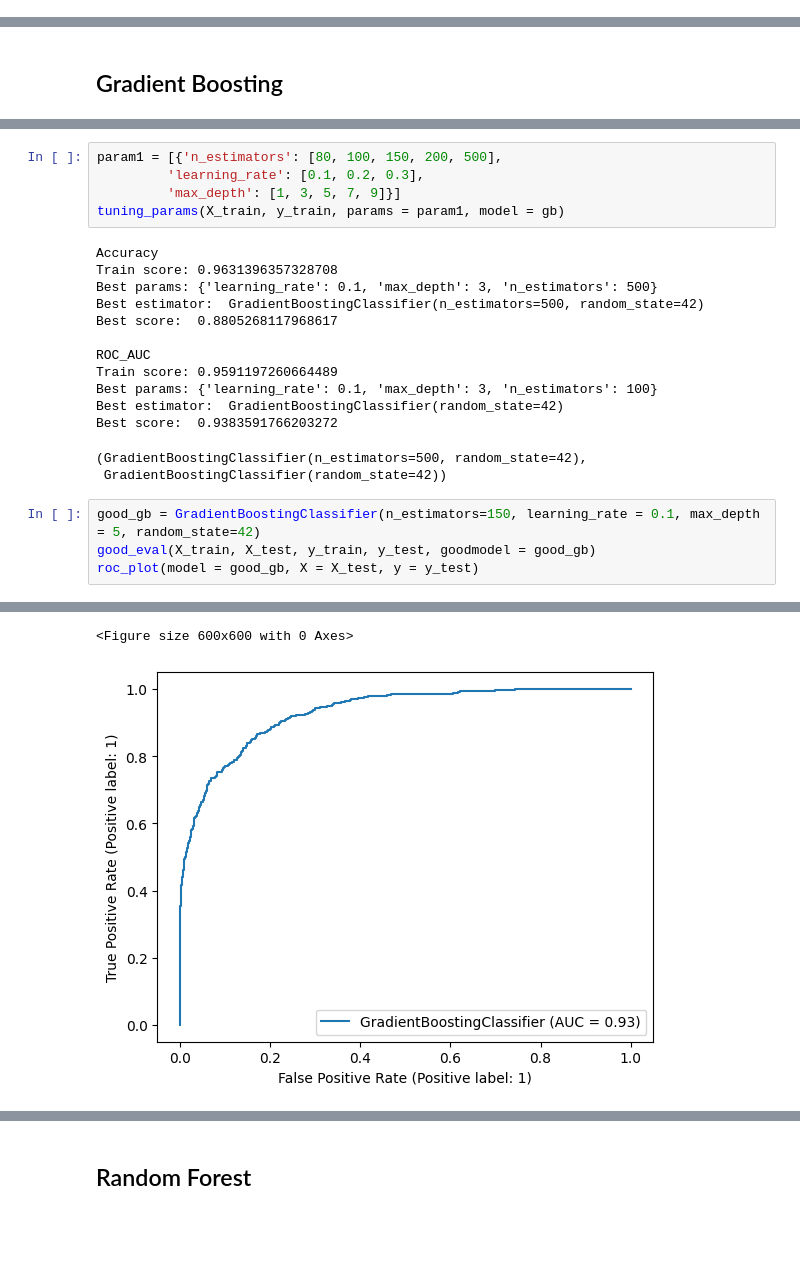
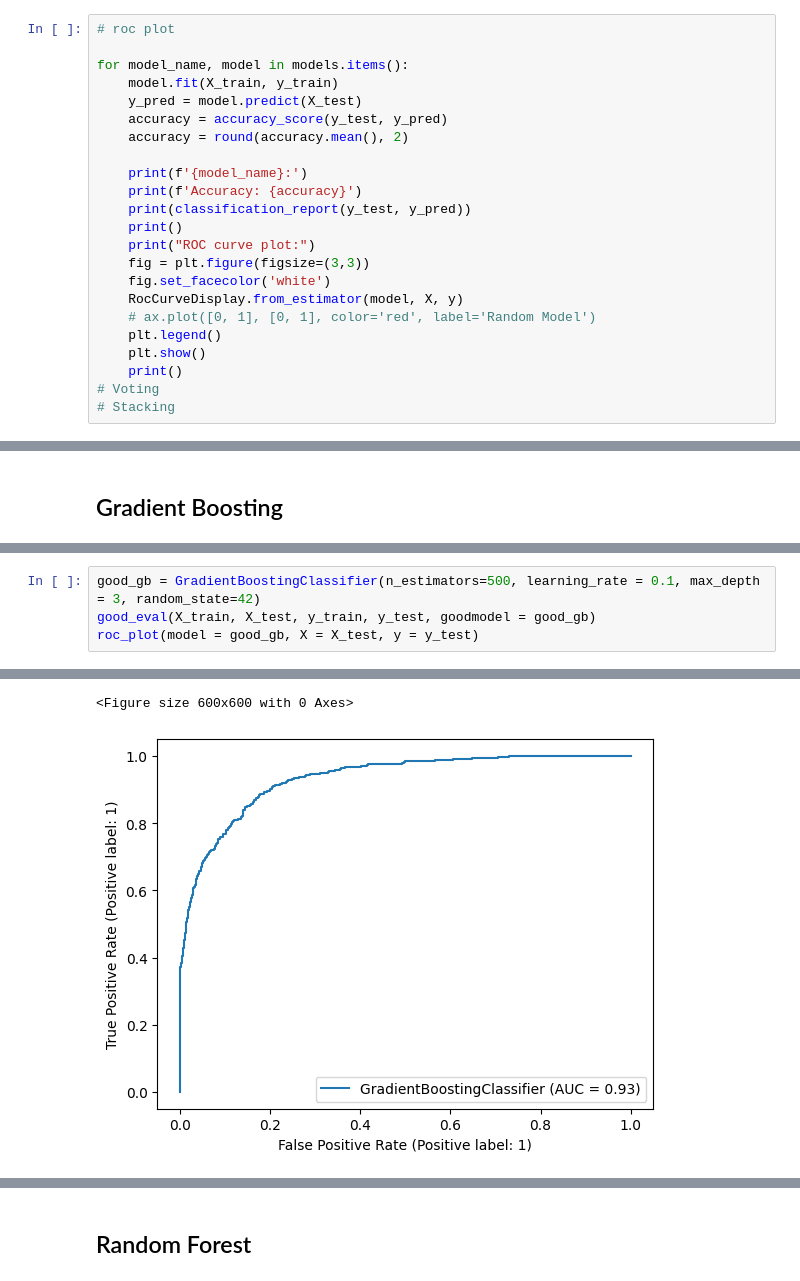
Before and after one commit to minkimNV/SmallProjects, a Jupyter notebook: PredictChurn/Modeling.ipynb, the cells around one changed output, grey strips where cells are left out. Drawn from its saved outputs; the diff is of its cells as text; blank space fills up the shorter version.

```diff
--- a/PredictChurn/Modeling.ipynb
+++ b/PredictChurn/Modeling.ipynb
@@ -164,0 +130,23 @@ weighted avg       0.87      0.87      0.87      1977
+# %%
+# roc plot
+
+for model_name, model in models.items():
+    model.fit(X_train, y_train)
+    y_pred = model.predict(X_test)
+    accuracy = accuracy_score(y_test, y_pred)
+    accuracy = round(accuracy.mean(), 2)
+
+    print(f'{model_name}:')
+    print(f'Accuracy: {accuracy}')
+    print(classification_report(y_test, y_pred))
+    print()
+    print("ROC curve plot:")
+    fig = plt.figure(figsize=(3,3))
+    fig.set_facecolor('white')
+    RocCurveDisplay.from_estimator(model, X, y)
+    # ax.plot([0, 1], [0, 1], color='red', label='Random Model')
+    plt.legend()
+    plt.show()
+    print()
+# Voting
+# Stacking
@@ -398,24 +601,5 @@ Testing roc_auc score  0.862
-# %%
-param1 = [{'n_estimators': [80, 100, 150, 200, 500],
-         'learning_rate': [0.1, 0.2, 0.3],
-         'max_depth': [1, 3, 5, 7, 9]}]
-tuning_params(X_train, y_train, params = param1, model = gb)
-# %% [output]
-Accuracy
-Train score: 0.9631396357328708
-Best params: {'learning_rate': 0.1, 'max_depth': 3, 'n_estimators': 500}
-Best estimator:  GradientBoostingClassifier(n_estimators=500, random_state=42)
-Best score:  0.8805268117968617
-
-ROC_AUC
-Train score: 0.9591197260664489
-Best params: {'learning_rate': 0.1, 'max_depth': 3, 'n_estimators': 100}
-Best estimator:  GradientBoostingClassifier(random_state=42)
-Best score:  0.9383591766203272
-(GradientBoostingClassifier(n_estimators=500, random_state=42),
- GradientBoostingClassifier(random_state=42))
 # %%
-good_gb = GradientBoostingClassifier(n_estimators=150, learning_rate = 0.1, max_depth = 5, random_state=42)
+good_gb = GradientBoostingClassifier(n_estimators=500, learning_rate = 0.1, max_depth = 3, random_state=42)
 good_eval(X_train, X_test, y_train, y_test, goodmodel = good_gb)
 roc_plot(model = good_gb, X = X_test, y = y_test)
 # %% [output]
@@ -441,4 +625,4 @@ Confusion matrix (Rows actual, Columns predicted):
 ROC curve plot:
 <Figure size 600x600 with 0 Axes>
-[figure, old version]
+[figure, new version]
 # %%
```
Also changed, not shown: parts of 55 cells of this notebook.
